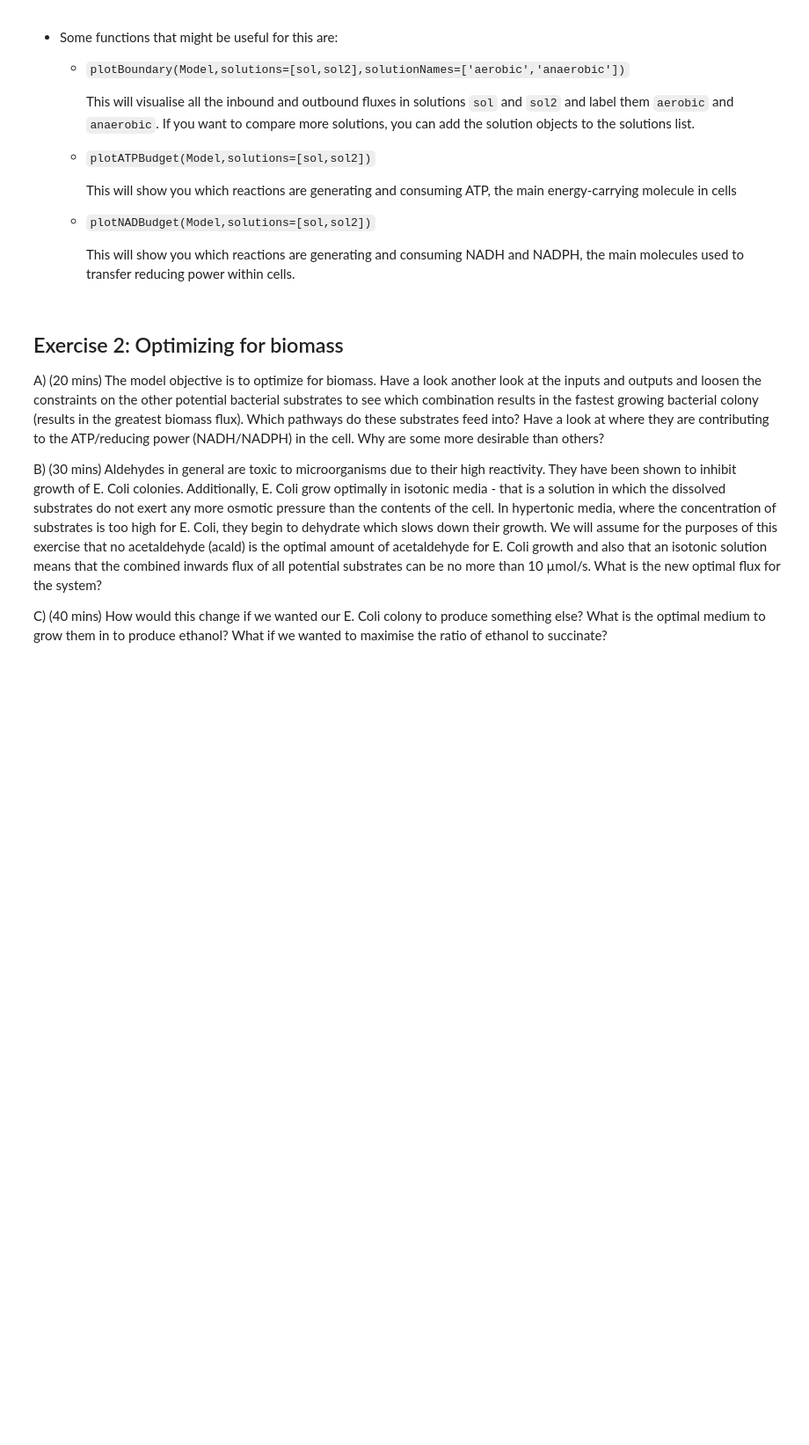
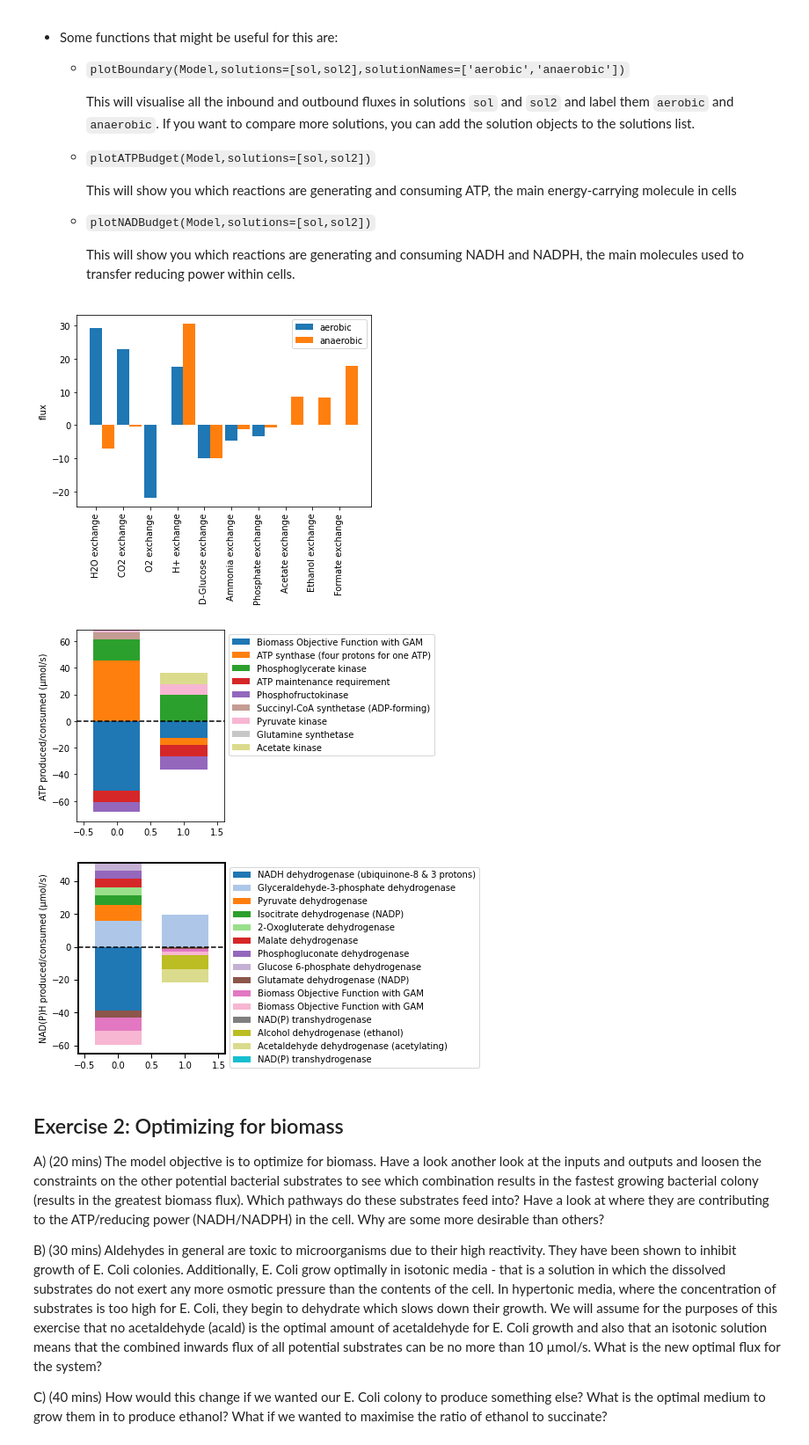
Before and after one commit to sshameer/Intro2FBA_OxfordDTC, a Jupyter notebook: Worksheet.ipynb, the cells around one changed output. Shown at 88% size. Drawn from its saved outputs; the diff is of its cells as text; code cells hidden in the pictures; blank space fills up the shorter version.

```diff
--- a/Worksheet.ipynb
+++ b/Worksheet.ipynb
@@ -148,6 +181,14 @@ Model.summary()
     - `plotNADBudget(Model,solutions=[sol,sol2])`
 
         This will show you which reactions are generating and consuming NADH and NADPH, the main molecules used to transfer reducing power within cells.
+# %%
+plotBoundary(Model,solutions=[sol,sol2],solutionNames=['aerobic','anaerobic'])
+plotATPBudget(Model,solutions=[sol,sol2])
+plotNADBudget(Model,solutions=[sol,sol2])
+# %% [output]
+[figure, added]
+[figure, added]
+[figure, added]
 # %% [markdown]
 ## Exercise 2: Optimizing for biomass
 A) (20 mins) The model objective is to optimize for biomass. Have a look another look at the inputs and outputs and loosen the constraints on the other potential bacterial substrates to see which combination results in the fastest growing bacterial colony (results in the greatest biomass flux). Which pathways do these substrates feed into? Have a look at where they are contributing to the ATP/reducing power (NADH/NADPH) in the cell. Why are some more desirable than others?
```
Also changed, not shown: parts of 4 cells of this notebook.
